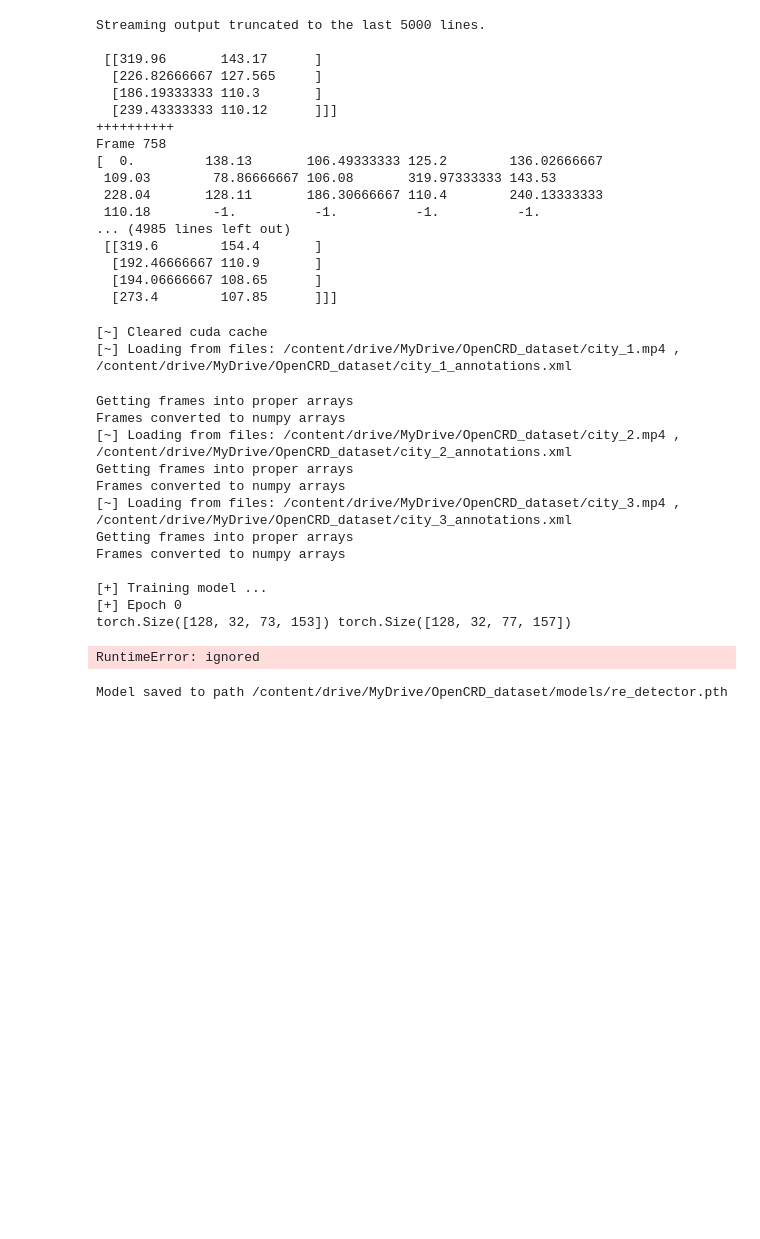
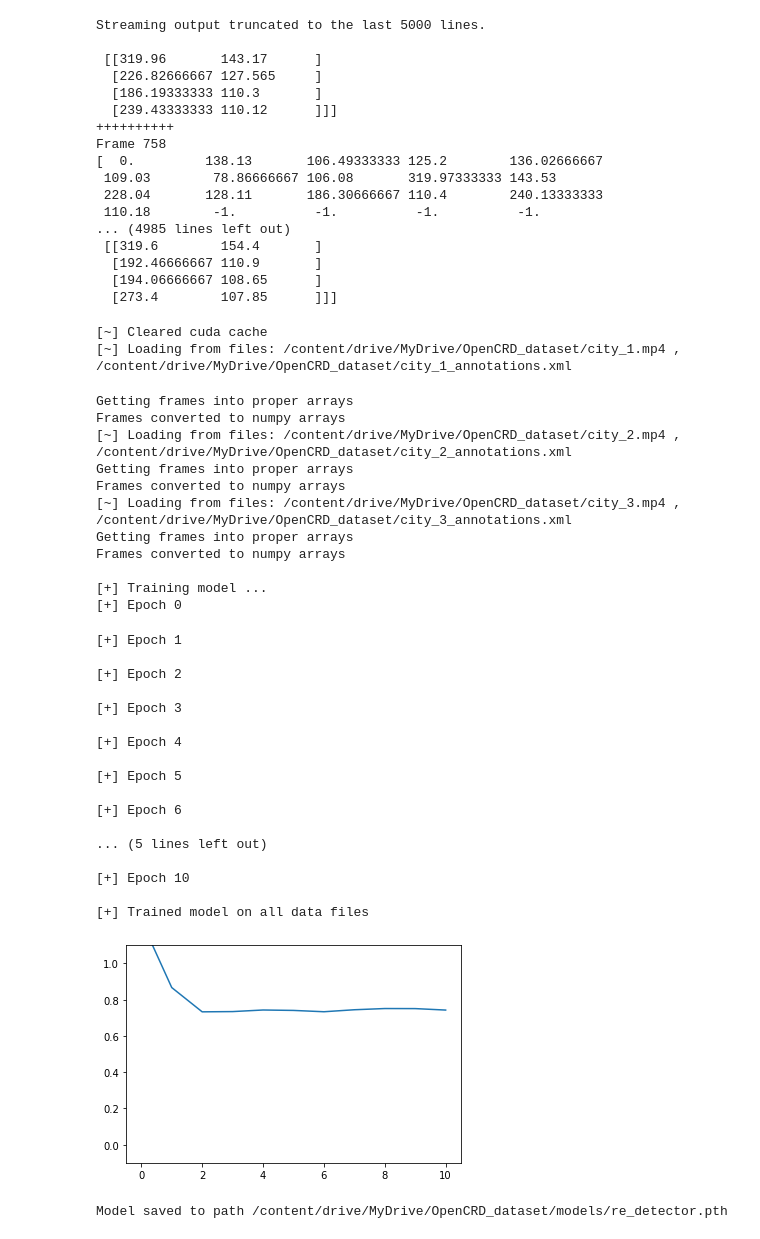
Before and after one commit to pAplakidis/OpenCRD, a Jupyter notebook: notebooks/train_test_re_colab.ipynb, the cells around one changed output. Cells and saved outputs as stored; diff of their text form; code cells hidden in the pictures; blank space fills up the shorter version.

Commit message:
built resnet model, still bad loss

```diff
--- a/notebooks/train_test_re_colab.ipynb
+++ b/notebooks/train_test_re_colab.ipynb
@@ -402,7 +524,7 @@ class REDetector(nn.Module):
 # %%
 # TRAINING PROCESS
 
-# TODO: OUTPUT IS ALWAYS THE SAME NO MATTER THE FRAME
+# TODO: OUTPUT IS ALWAYS THE SAME NO MATTER THE FRAME (might need a different loss function)
 def train(frames, annotations, model):
   #loss_function = nn.L1Loss().to(device) # mean absolute error
   loss_function = nn.MSELoss().to(device) # mean square error
@@ -477,39 +599,56 @@ if device.type == "cuda":
   torch.cuda.empty_cache()  # to avoid running out of cuda memory
   print("[~] Cleared cuda cache")
 
-model = REDetector().to(device).train()
+#model = REDetector().to(device).train()
+model = ResREDetector(18, ResBlock, image_channels=3).to(device).train()
 
 for i in trange(0, len(video_files)):
   print("[~] Loading from files: %s , %s" % (base_dir+video_files[i], base_dir+annot_files[i]))
   frames, annotations = get_data(base_dir+video_files[i], base_dir+annot_files[i])
   frames = conv_frames(frames)
   if i == 0:
     all_frames = frames
     all_annotations = annotations
   else:
     all_frames = np.concatenate((all_frames, frames), axis=0)
     all_annotations = np.concatenate((all_annotations, annotations), axis=0)
 
 frames, labels = [], [] # free up memory
 print("[+] Training model ...")
 model = train(all_frames, all_annotations[:-1], model)
 print("[+] Trained model on all data files")
 # %% [output]
 [~] Cleared cuda cache
 [~] Loading from files: /content/drive/MyDrive/OpenCRD_dataset/city_1.mp4 , /content/drive/MyDrive/OpenCRD_dataset/city_1_annotations.xml
 Getting frames into proper arrays
 Frames converted to numpy arrays
 [~] Loading from files: /content/drive/MyDrive/OpenCRD_dataset/city_2.mp4 , /content/drive/MyDrive/OpenCRD_dataset/city_2_annotations.xml
 Getting frames into proper arrays
 Frames converted to numpy arrays
 [~] Loading from files: /content/drive/MyDrive/OpenCRD_dataset/city_3.mp4 , /content/drive/MyDrive/OpenCRD_dataset/city_3_annotations.xml
 Getting frames into proper arrays
 Frames converted to numpy arrays
 
 [+] Training model ...
 [+] Epoch 0
-torch.Size([128, 32, 73, 153]) torch.Size([128, 32, 77, 157])
-RuntimeError: ignored
+[+] Epoch 1
+
+[+] Epoch 2
+
+[+] Epoch 3
+
+[+] Epoch 4
+
+[+] Epoch 5
+
+[+] Epoch 6
+
+... (5 lines left out)
+
+[+] Epoch 10
+
+[+] Trained model on all data files
+[figure, added]
 # %%
 # TODO: evaluate model
 def evalutate(mode, X_test, Y_test):
```
Also changed, not shown: parts of 6 cells of this notebook.
